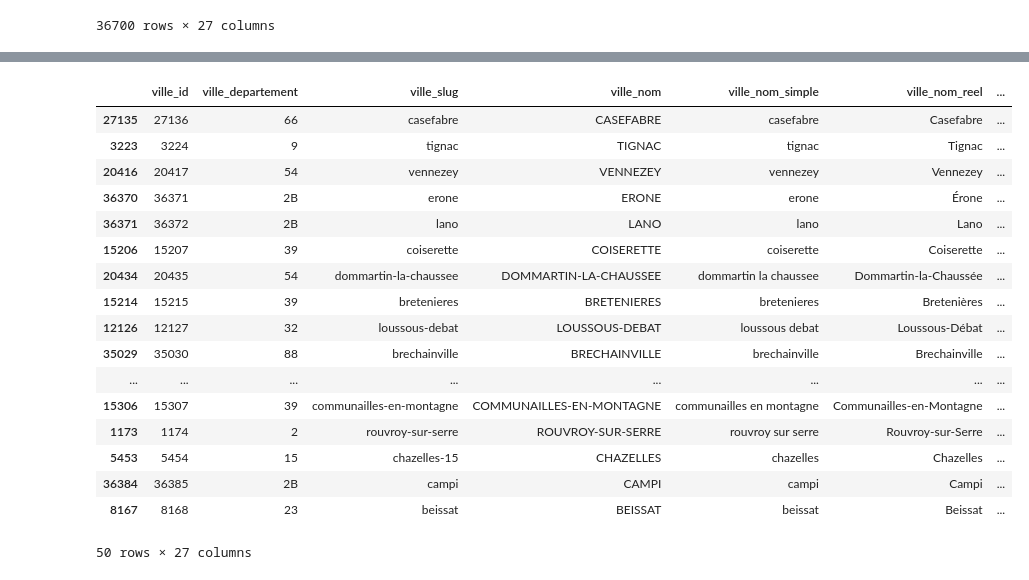
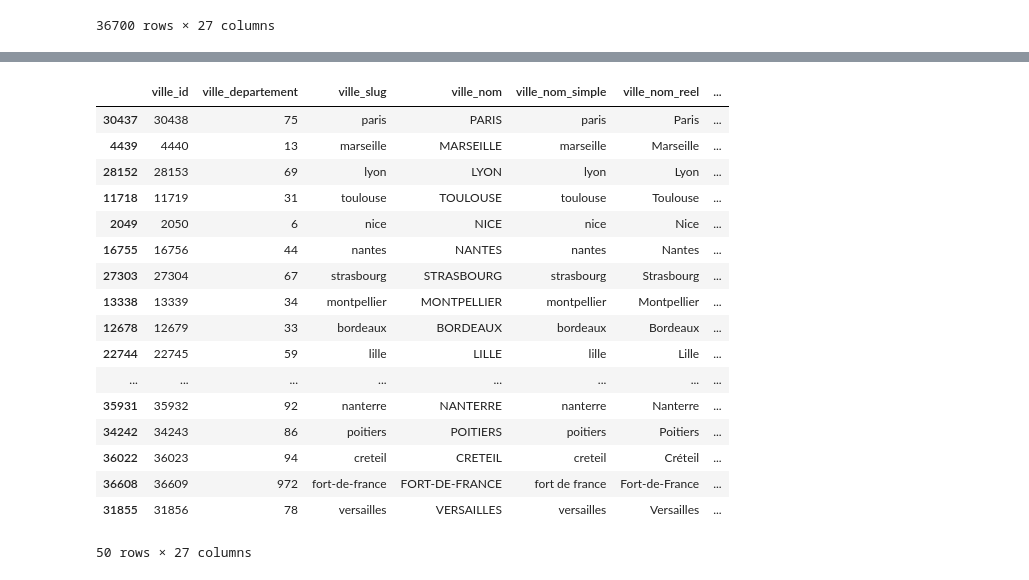
Before and after one commit to ngumichel/py_project, a Jupyter notebook: city.ipynb, the cells around one changed output, grey strips where cells are left out. Cells and saved outputs as stored; diff of their text form; code cells hidden in the pictures.

```diff
--- a/city.ipynb
+++ b/city.ipynb
@@ -38,3 +38,6 @@ city
 | 36698 | 36828 | 971 | st-martin | SAINT MARTIN | st martin | Saint-Martin | ... |
 | 36699 | 36830 | 975 | st-pierre-et-miquelon | SAINT PIERRE ET MIQUELON | st pierre et miquelon | Saint-Pierre-et-Miquelon | ... |
 36700 rows × 27 columns
+# %%
+sortedCity = city.sort_values('ville_population_2012', ascending=False)
+sortedCity
@@ -41,21 +58,22 @@ city
 # %%
-sortedCity.head(50)
+sortedCityFifty = sortedCity.head(50)
+sortedCityFifty
 # %% [output]
 |  | ville_id | ville_departement | ville_slug | ville_nom | ville_nom_simple | ville_nom_reel | ... |
-| 27135 | 27136 | 66 | casefabre | CASEFABRE | casefabre | Casefabre | ... |
-| 3223 | 3224 | 9 | tignac | TIGNAC | tignac | Tignac | ... |
-| 20416 | 20417 | 54 | vennezey | VENNEZEY | vennezey | Vennezey | ... |
-| 36370 | 36371 | 2B | erone | ERONE | erone | Érone | ... |
-| 36371 | 36372 | 2B | lano | LANO | lano | Lano | ... |
-| 15206 | 15207 | 39 | coiserette | COISERETTE | coiserette | Coiserette | ... |
-| 20434 | 20435 | 54 | dommartin-la-chaussee | DOMMARTIN-LA-CHAUSSEE | dommartin la chaussee | Dommartin-la-Chaussée | ... |
-| 15214 | 15215 | 39 | bretenieres | BRETENIERES | bretenieres | Bretenières | ... |
-| 12126 | 12127 | 32 | loussous-debat | LOUSSOUS-DEBAT | loussous debat | Loussous-Débat | ... |
-| 35029 | 35030 | 88 | brechainville | BRECHAINVILLE | brechainville | Brechainville | ... |
+| 30437 | 30438 | 75 | paris | PARIS | paris | Paris | ... |
+| 4439 | 4440 | 13 | marseille | MARSEILLE | marseille | Marseille | ... |
+| 28152 | 28153 | 69 | lyon | LYON | lyon | Lyon | ... |
+| 11718 | 11719 | 31 | toulouse | TOULOUSE | toulouse | Toulouse | ... |
+| 2049 | 2050 | 6 | nice | NICE | nice | Nice | ... |
+| 16755 | 16756 | 44 | nantes | NANTES | nantes | Nantes | ... |
+| 27303 | 27304 | 67 | strasbourg | STRASBOURG | strasbourg | Strasbourg | ... |
+| 13338 | 13339 | 34 | montpellier | MONTPELLIER | montpellier | Montpellier | ... |
+| 12678 | 12679 | 33 | bordeaux | BORDEAUX | bordeaux | Bordeaux | ... |
+| 22744 | 22745 | 59 | lille | LILLE | lille | Lille | ... |
 | ... | ... | ... | ... | ... | ... | ... | ... |
-| 15306 | 15307 | 39 | communailles-en-montagne | COMMUNAILLES-EN-MONTAGNE | communailles en montagne | Communailles-en-Montagne | ... |
-| 1173 | 1174 | 2 | rouvroy-sur-serre | ROUVROY-SUR-SERRE | rouvroy sur serre | Rouvroy-sur-Serre | ... |
-| 5453 | 5454 | 15 | chazelles-15 | CHAZELLES | chazelles | Chazelles | ... |
-| 36384 | 36385 | 2B | campi | CAMPI | campi | Campi | ... |
-| 8167 | 8168 | 23 | beissat | BEISSAT | beissat | Beissat | ... |
+| 35931 | 35932 | 92 | nanterre | NANTERRE | nanterre | Nanterre | ... |
+| 34242 | 34243 | 86 | poitiers | POITIERS | poitiers | Poitiers | ... |
+| 36022 | 36023 | 94 | creteil | CRETEIL | creteil | Créteil | ... |
+| 36608 | 36609 | 972 | fort-de-france | FORT-DE-FRANCE | fort de france | Fort-de-France | ... |
+| 31855 | 31856 | 78 | versailles | VERSAILLES | versailles | Versailles | ... |
 50 rows × 27 columns
```
Also changed, not shown: parts of 3 cells of this notebook.
